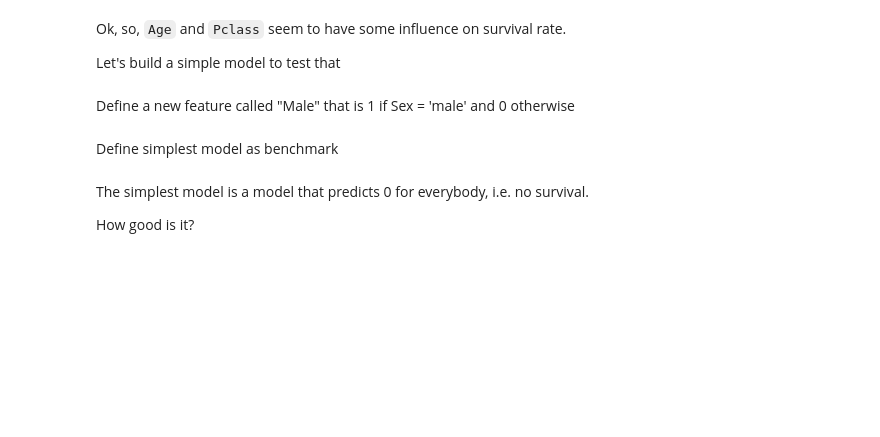
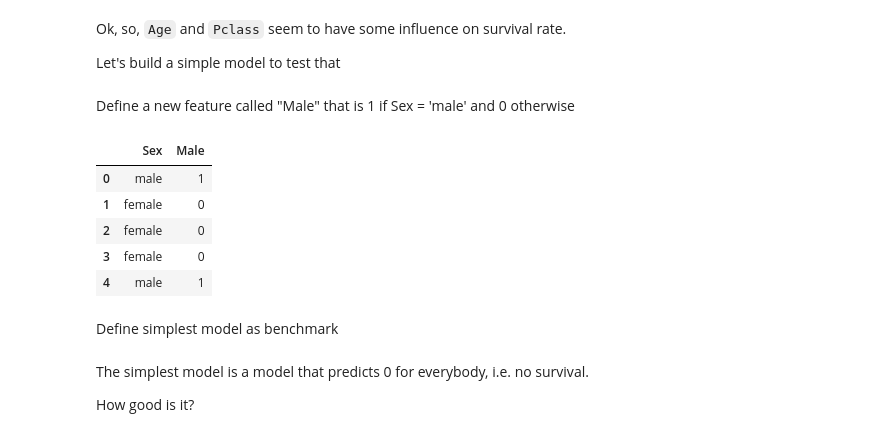
Before and after one commit to Dataweekends/odsc_intro_to_data_science, a Jupyter notebook: Titanic Survival Workshop.ipynb, the cells around one changed output. Drawn from its saved outputs; the diff is of its cells as text; code cells hidden in the pictures; blank space fills up the shorter version.

```diff
--- a/Titanic Survival Workshop.ipynb
+++ b/Titanic Survival Workshop.ipynb
@@ -262,6 +262,14 @@ Let's build a simple model to test that
 Define a new feature called "Male" that is 1 if Sex = 'male' and 0 otherwise
 # %%
 df['Male'] = df['Sex'].map({'male': 1, 'female': 0})
+df[['Sex', 'Male']].head()
+# %% [output]
+|  | Sex | Male |
+| 0 | male | 1 |
+| 1 | female | 0 |
+| 2 | female | 0 |
+| 3 | female | 0 |
+| 4 | male | 1 |
 # %% [markdown]
 Define simplest model as benchmark
 # %% [markdown]
```
Also changed, not shown: parts of 3 cells of this notebook.
